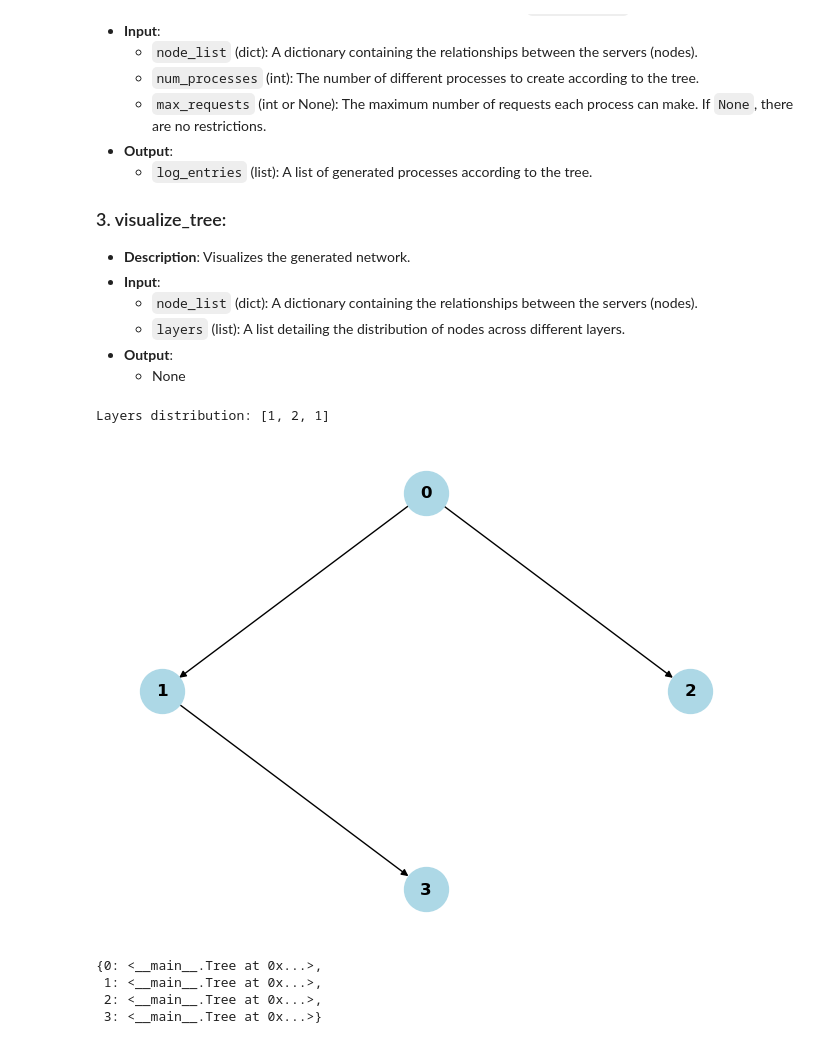
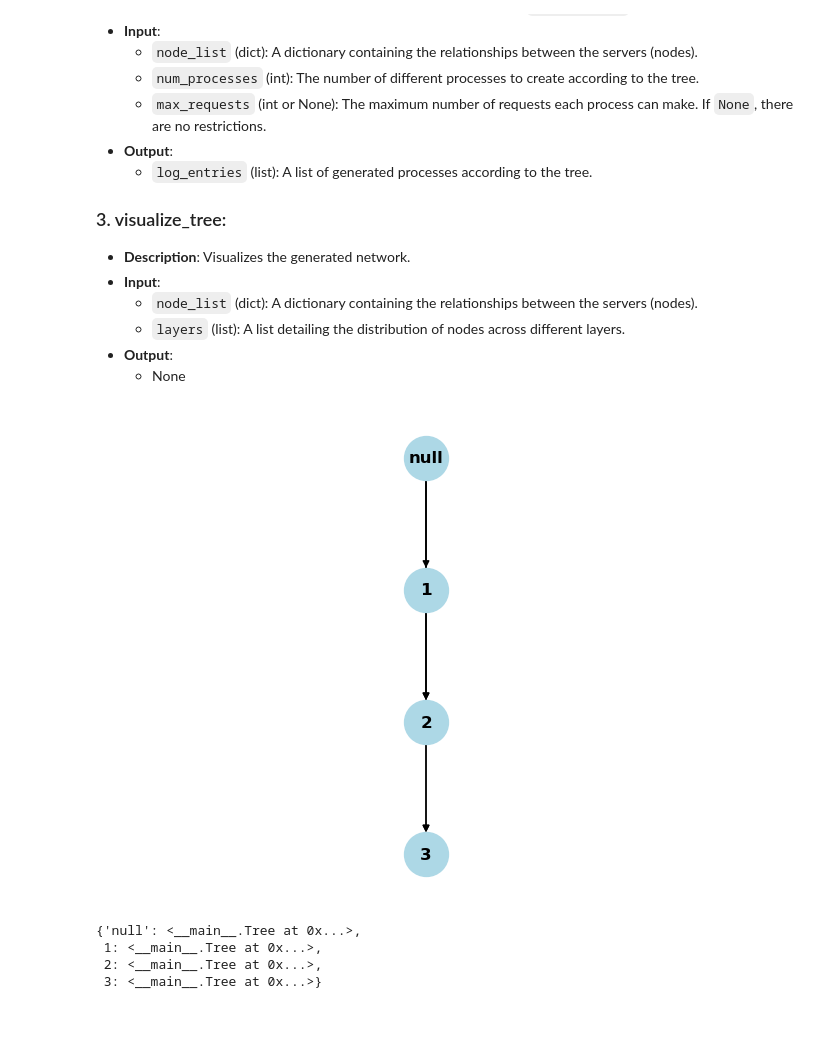
Before and after one commit to ZivHoch/Data-intensive-systems, a Jupyter notebook: log_generator.ipynb, the cells around one changed output. Drawn from its saved outputs; the diff is of its cells as text; code cells hidden in the pictures.

Commit message:
changing server  0 to null

```diff
--- a/log_generator.ipynb
+++ b/log_generator.ipynb
@@ -78,7 +78,8 @@ def visualize_tree(node_list, layers):
 # %%
 def create_tree(num_of_nodes, threshold_depth):
     # Initialize nodes
-    node_list = {i: Tree(i) for i in range(num_of_nodes + 1)}
+    node_list = {'null':Tree('null')}
+    node_list.update({i: Tree(i) for i in range(1,num_of_nodes + 1)})
 
     # Layer distribution
     layers = []
@@ -94,7 +95,6 @@ def create_tree(num_of_nodes, threshold_depth):
         layers[-1] += cur_num_of_nodes
 
     layers = [1] + layers  # Ensure the first layer always has the root node
-    print("Layers distribution:", layers)
 
     # Connecting nodes
     start = 1
@@ -103,7 +103,7 @@ def create_tree(num_of_nodes, threshold_depth):
         for i in range(start, end):
             if depth == 1:
                 # Connect to "null" node (node 0)
-                node_list[0].add_to(node_list[i])
+                node_list['null'].add_to(node_list[i])
             else:
                 # Connect to at least one node from the previous layer
                 prev_start = start - layers[depth - 1]
@@ -111,51 +111,56 @@ def create_tree(num_of_nodes, threshold_depth):
                 connected = False
                 while not connected and prev_start < prev_end:
                     for j in range(prev_start, prev_end):
+                        if j == 0:
+                            j= 'null'
                         if random.uniform(0, 1) > 0.5:
                             node_list[j].add_to(node_list[i])
                             connected = True
                     if not connected:
                         # Ensure at least one connection
                         j = random.randint(prev_start, prev_end - 1)
+                        if j == 0:
+                            j= 'null'
                         node_list[j].add_to(node_list[i])
                         connected = True
 
             # Connect to nodes from any previous layer with a probability
             for prev_layer in range(1, depth):
                 prev_start = sum(layers[1:prev_layer])
                 prev_end = prev_start + layers[prev_layer]
                 for j in range(prev_start, prev_end):
+                    if j == 0:
+                        j= 'null'
                     if random.uniform(0, 1) > 0.5:
                         node_list[j].add_to(node_list[i])
 
             # Connect to random nodes from random future layers (two or more layers ahead)
             for future_layer in range(depth + 2, len(layers)):
                 future_start = sum(layers[1:future_layer])
                 future_end = future_start + layers[future_layer]
                 if future_start < future_end:
                     k = random.randint(future_start, future_end - 1)
                     node_list[i].add_to(node_list[k])
 
         start = end
 
     return node_list,layers
 
     # Print the structure of the tree
     print("Tree structure:")
     for x in node_list:
         print(f"Node {node_list[x].processid}:")
         print("  To:", [node_list[x].t_to[y].processid for y in node_list[x].t_to])
     return node_list
 net_tree,layers = create_tree(3, 3)
 visualize_tree(list(net_tree.values()), layers)
 net_tree
 # %% [output]
+[figure, new version]
-Layers distribution: [1, 2, 1]
+{'null': <__main__.Tree at 0x...>,
+ 1: <__main__.Tree at 0x...>,
+ 2: <__main__.Tree at 0x...>,
+ 3: <__main__.Tree at 0x...>}
-[figure, old version]
-{0: <__main__.Tree at 0x...>,
- 1: <__main__.Tree at 0x...>,
- 2: <__main__.Tree at 0x...>,
- 3: <__main__.Tree at 0x...>}
 # %%
 def generate_log(node_list, num_processes, max_requests):
     log_entries = []
```
Also changed, not shown: parts of 1 cell of this notebook.
